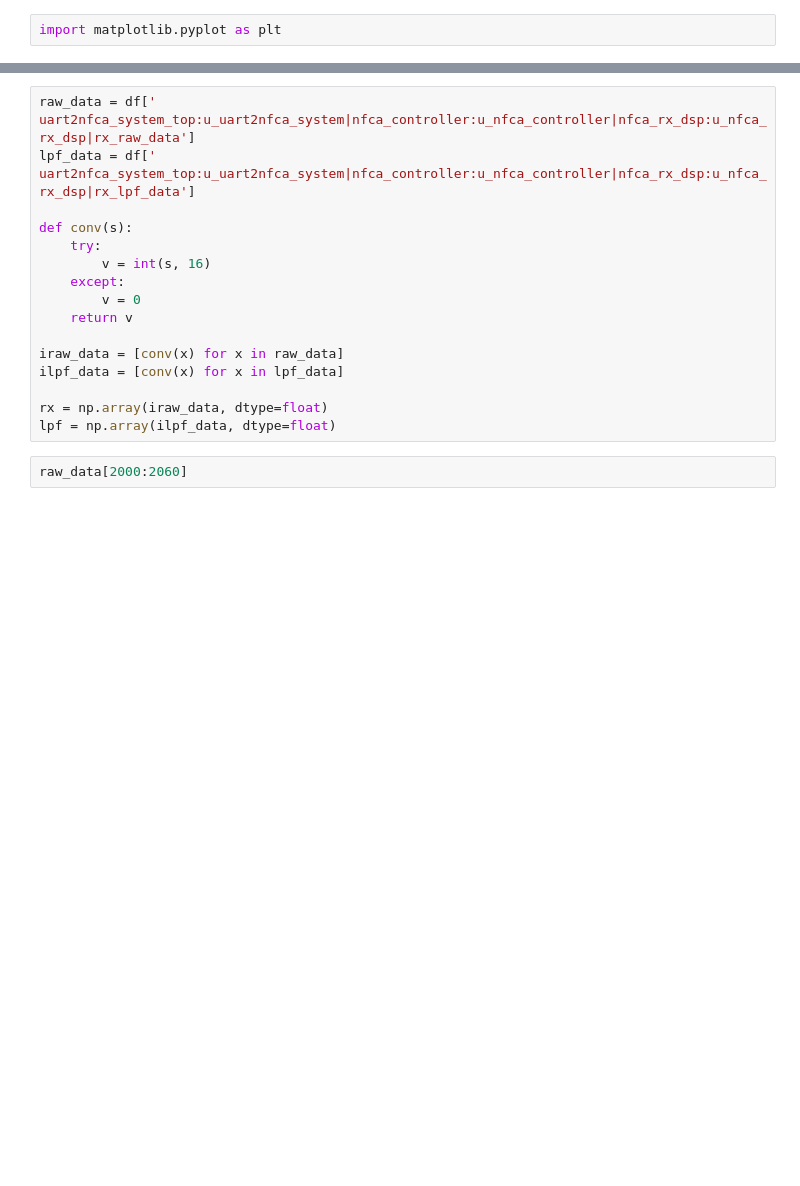
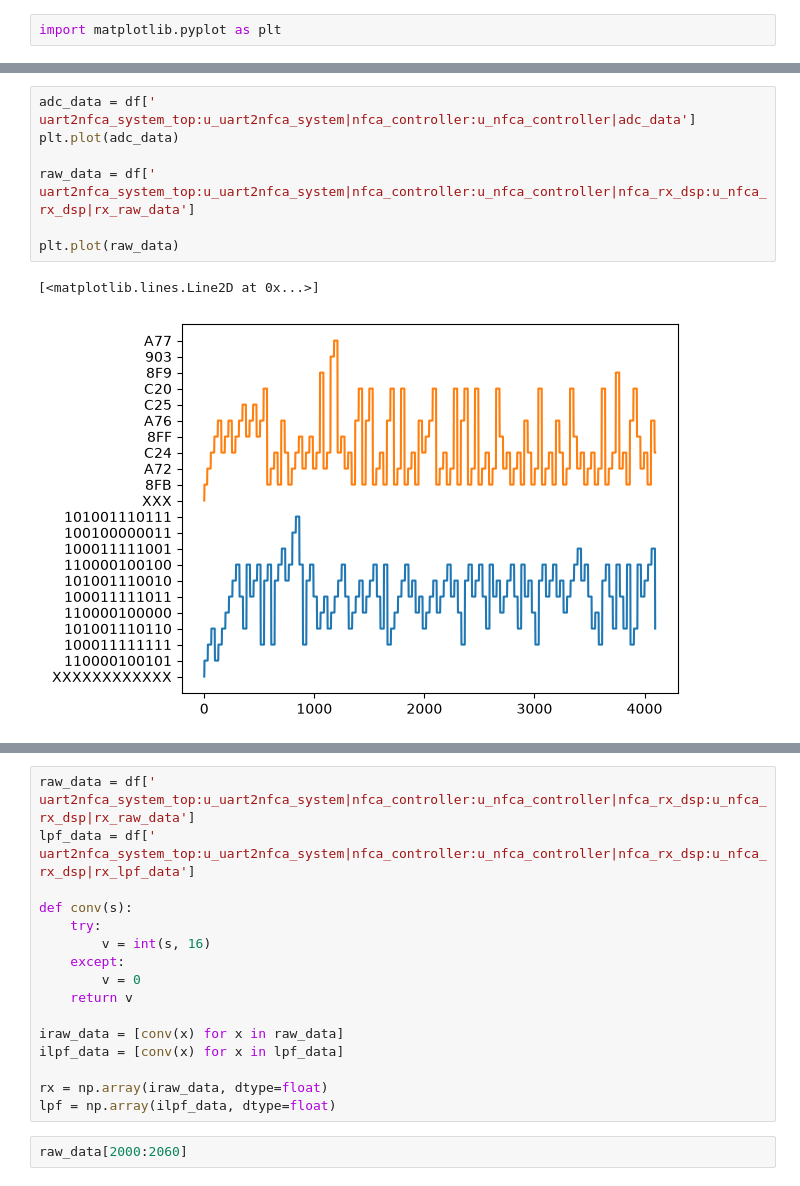
Before and after one commit to davidcastells/FPGA_NFC_transceiver, a Jupyter notebook: analysis/Analyze ADC.ipynb, the cells around one changed output, grey strips where cells are left out. Drawn from its saved outputs; the diff is of its cells as text; blank space fills up the shorter version.

```diff
--- a/analysis/Analyze ADC.ipynb
+++ b/analysis/Analyze ADC.ipynb
@@ -39,0 +85,10 @@ plt.show()
+# %%
+adc_data = df[' uart2nfca_system_top:u_uart2nfca_system|nfca_controller:u_nfca_controller|adc_data']
+plt.plot(adc_data)
+
+raw_data = df[' uart2nfca_system_top:u_uart2nfca_system|nfca_controller:u_nfca_controller|nfca_rx_dsp:u_nfca_rx_dsp|rx_raw_data']
+
+plt.plot(raw_data)
+# %% [output]
+[<matplotlib.lines.Line2D at 0x...>]
+[figure, added]
```
Also changed, not shown: parts of 15 cells of this notebook.
